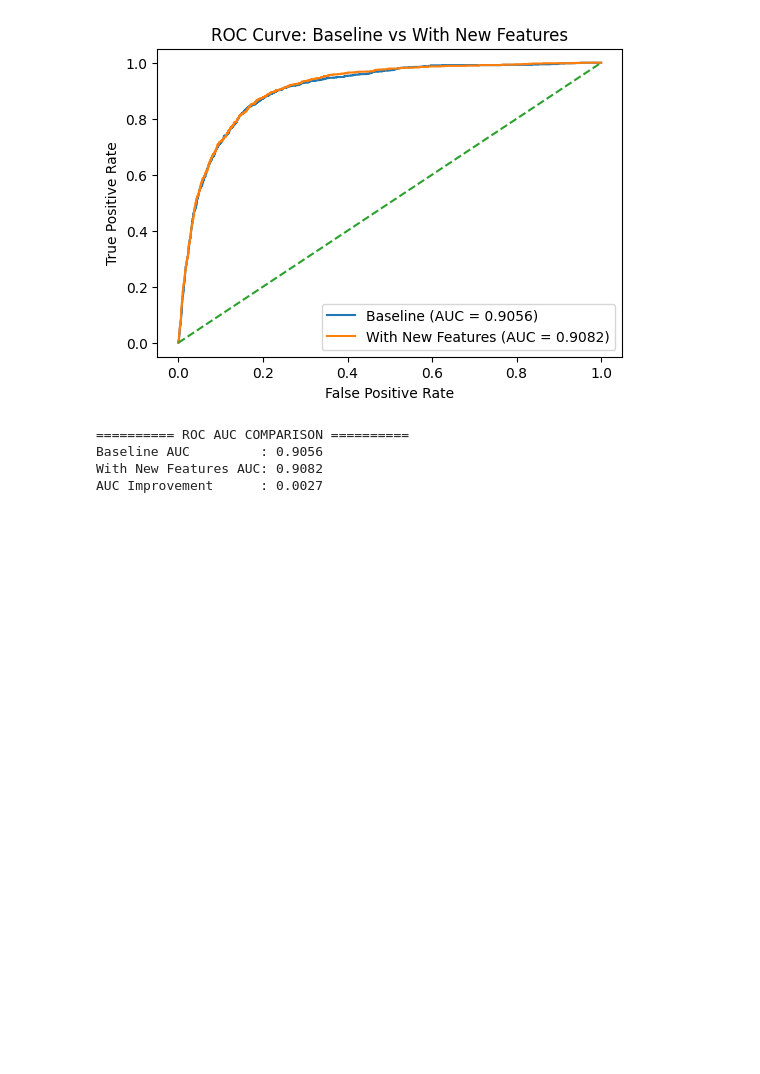
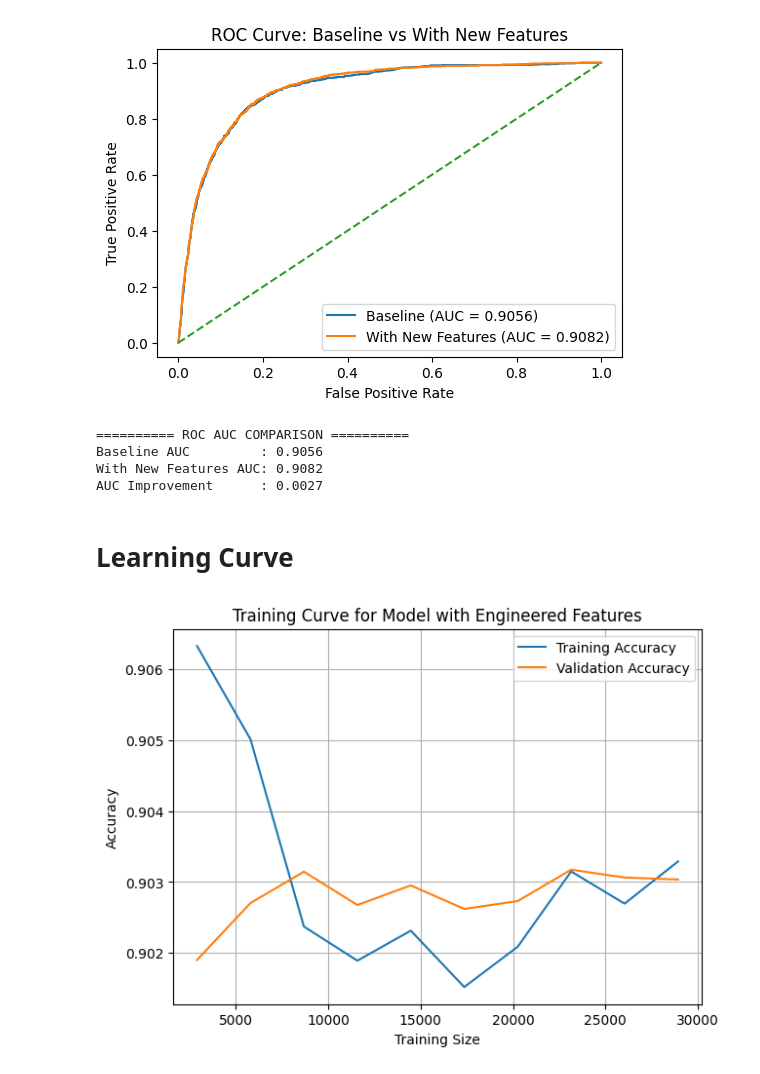
Before and after one commit to gulshan0201/DATA-Science, a Jupyter notebook: Project_ML.ipynb, the cells around one changed output. Cells and saved outputs as stored; diff of their text form; code cells hidden in the pictures; blank space fills up the shorter version.

```diff
--- a/Project_ML.ipynb
+++ b/Project_ML.ipynb
@@ -369,3 +369,43 @@ print(f"AUC Improvement      : {roc_auc_eng - roc_auc_base:.4f}")
 Baseline AUC         : 0.9056
 With New Features AUC: 0.9082
 AUC Improvement      : 0.0027
+# %% [markdown]
+# Learning Curve
+# %%
+from sklearn.model_selection import learning_curve
+import numpy as np
+import matplotlib.pyplot as plt
+
+# -------------------------------------------------
+# Use enhanced model and data
+# -------------------------------------------------
+X_plot = X_train_eng
+y_plot = y_train_eng
+
+train_sizes, train_scores, validation_scores = learning_curve(
+    clf_eng,
+    X_plot,
+    y_plot,
+    cv=5,
+    scoring="accuracy",
+    train_sizes=np.linspace(0.1, 1.0, 10)
+)
+
+# Mean scores
+train_mean = train_scores.mean(axis=1)
+validation_mean = validation_scores.mean(axis=1)
+
+# -------------------------------------------------
+# Plot Training Curve
+# -------------------------------------------------
+plt.figure(figsize=(7,5))
+plt.plot(train_sizes, train_mean, label="Training Accuracy")
+plt.plot(train_sizes, validation_mean, label="Validation Accuracy")
+plt.xlabel("Training Size")
+plt.ylabel("Accuracy")
+plt.title("Training Curve for Model with Engineered Features")
+plt.legend()
+plt.grid(True)
+plt.show()
+# %% [output]
+[figure, added]
```
Also changed, not shown: parts of 8 cells of this notebook.
